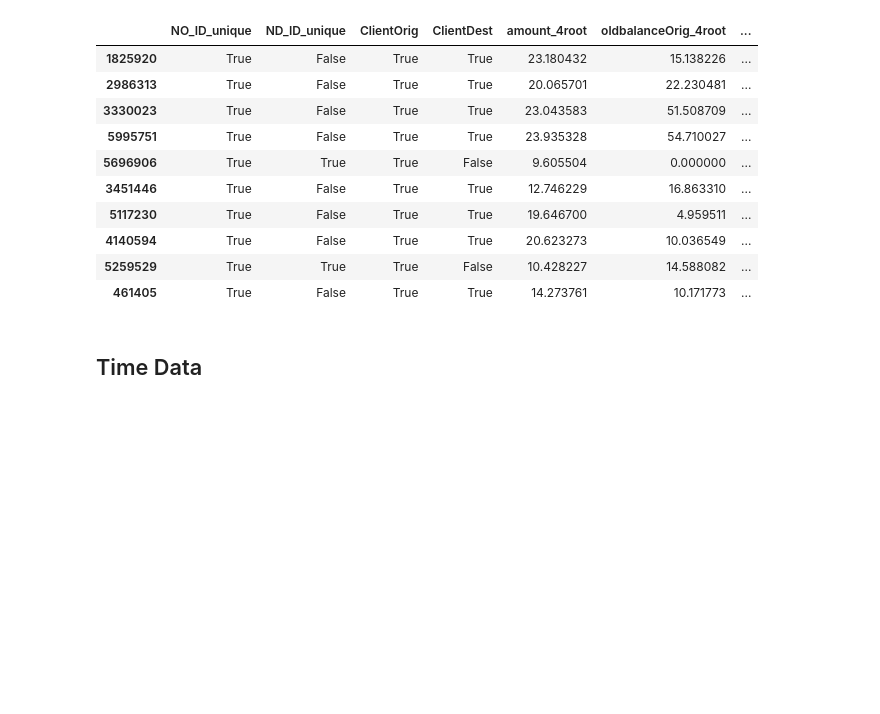
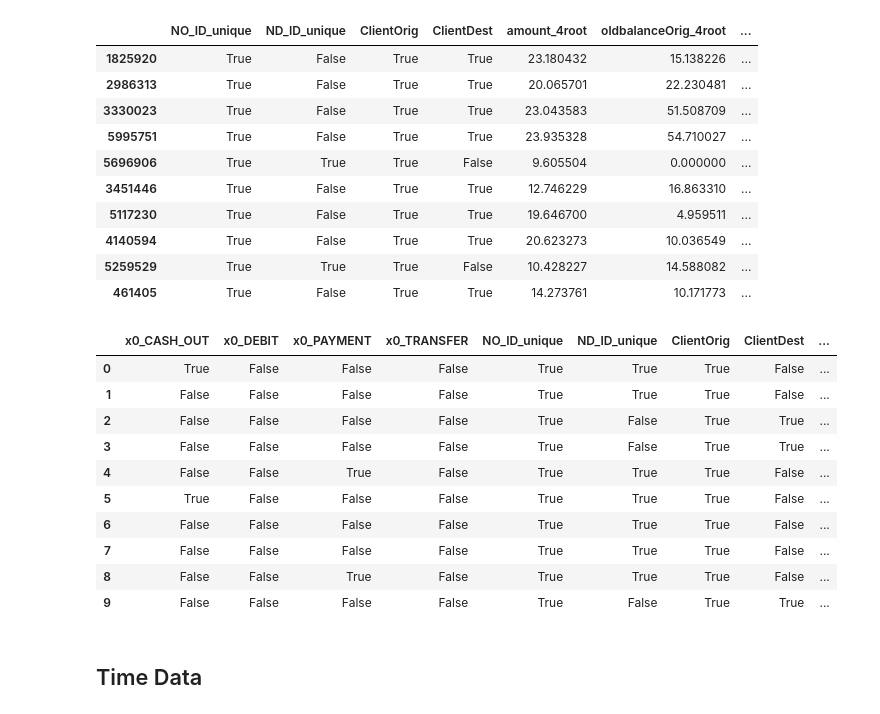
Before and after one commit to kevinArmenta/OnlinePaymentFraud, a Jupyter notebook: 2.Processing Data.ipynb, the cells around one changed output. Cells and saved outputs as stored; diff of their text form; code cells hidden in the pictures; blank space fills up the shorter version.

Commit message:
Ready to run Tomek Links on data

```diff
--- a/2.Processing Data.ipynb
+++ b/2.Processing Data.ipynb
@@ -504,9 +504,9 @@ nDt_bool = [1 if i=='C' else 0 for i in nDt_first]
 
 #Create new columns for boolean variable
 train['ClientOrig'] = nOt_bool
-train['ClientOrig'] = train['ClientOrig'].astype('boolean')
+train['ClientOrig'] = train['ClientOrig'].astype('bool')
 train['ClientDest'] = nDt_bool
-train['ClientDest'] = train['ClientDest'].astype('boolean')
+train['ClientDest'] = train['ClientDest'].astype('bool')
 
 #Create new columns for ID #'s
 train['NO_ID'] = nOt_ID
@@ -568,9 +601,9 @@ for nd_id in train['ND_ID']:
 
 #Add the new columns to our dataset
 train['NO_ID_unique'] = no_bool
-train['NO_ID_unique'] = train['NO_ID_unique'].astype('boolean')
+train['NO_ID_unique'] = train['NO_ID_unique'].astype('bool')
 train['ND_ID_unique'] = nd_bool
-train['ND_ID_unique'] = train['ND_ID_unique'].astype('boolean')
+train['ND_ID_unique'] = train['ND_ID_unique'].astype('bool')
 
 #Drop the old ID columns
 train = train.drop(['NO_ID','ND_ID'],axis=1)
@@ -601,6 +634,36 @@ train.head(10)
 # len(repeat_nDtab)
 # len(nameDest_tab)
 # %%
-#type
+#One-Hot Encode 'type' Variable
+ohe = preprocessing.OneHotEncoder(handle_unknown="ignore",drop='first',sparse=False)
+
+#encoded_data = pd.DataFrame(data=ohe.fit_transform(train[cat_columns]), columns=ohe.get_feature_names_out())
+type_encoded = pd.DataFrame(data=ohe.fit_transform(train['type'].array.reshape(-1,1)), columns=ohe.get_feature_names_out())
+
+#Convert encoded_data to boolean
+e_col = type_encoded.columns.tolist()
+
+for col in e_col:
+    type_encoded[col] = type_encoded[col].astype('bool')
+
+#Add columns to dataframe
+train = pd.concat([type_encoded,train],axis=1)
+
+#Drop type column
+train = train.drop('type',axis=1)
+
+train.head(10)
+# %% [output]
+|  | x0_CASH_OUT | x0_DEBIT | x0_PAYMENT | x0_TRANSFER | NO_ID_unique | ND_ID_unique | ClientOrig | ClientDest | ... |
+| 0 | True | False | False | False | True | True | True | False | ... |
+| 1 | False | False | False | False | True | True | True | False | ... |
+| 2 | False | False | False | False | True | False | True | True | ... |
+| 3 | False | False | False | False | True | False | True | True | ... |
+| 4 | False | False | True | False | True | True | True | False | ... |
+| 5 | True | False | False | False | True | True | True | False | ... |
+| 6 | False | False | False | False | True | True | True | False | ... |
+| 7 | False | False | False | False | True | True | True | False | ... |
+| 8 | False | False | True | False | True | True | True | False | ... |
+| 9 | False | False | False | False | True | False | True | True | ... |
 # %% [markdown]
 ## Time Data
```
Also changed, not shown: parts of 4 cells of this notebook.
